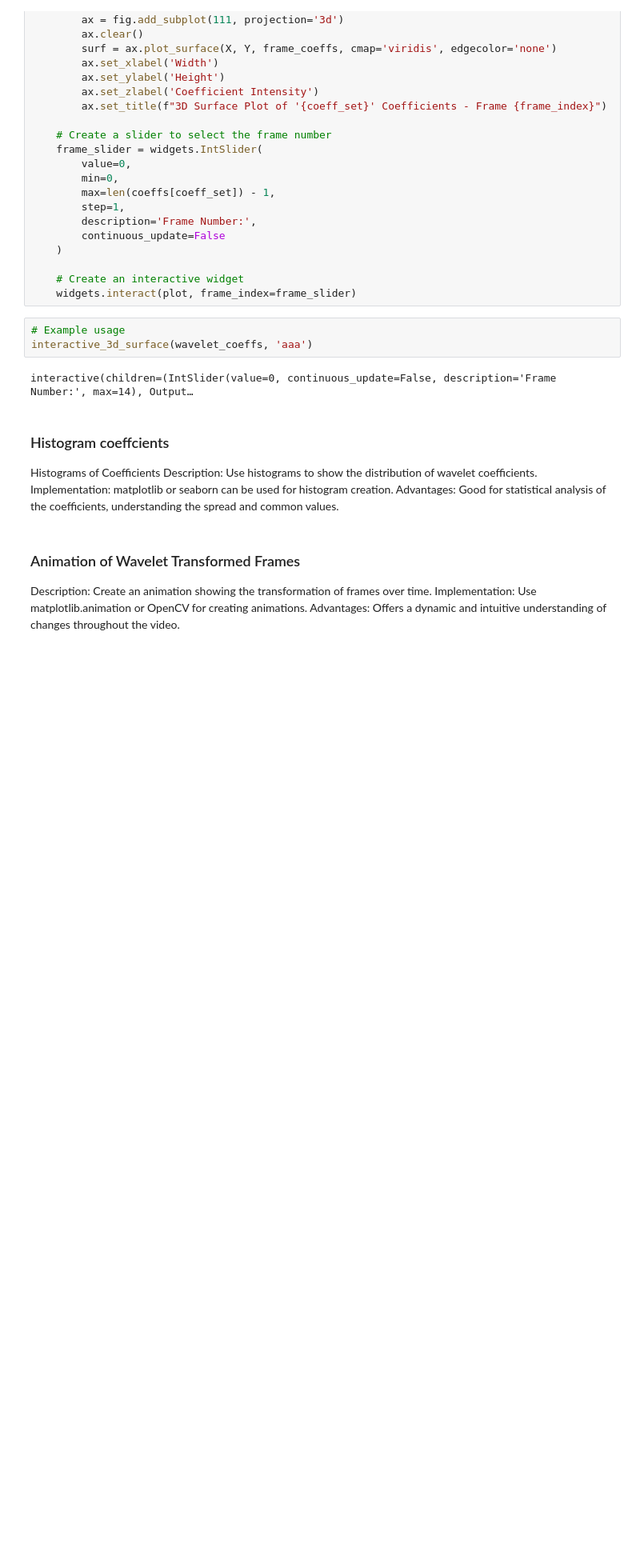
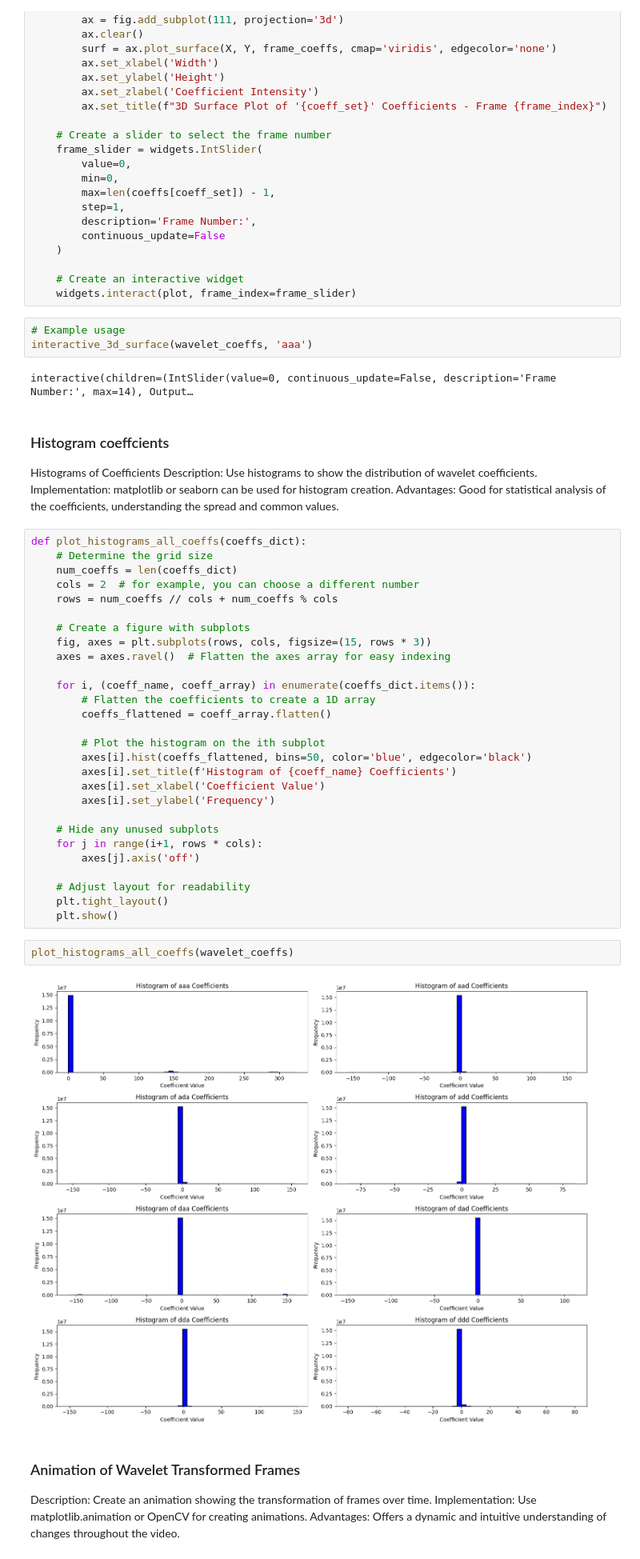
Before and after one commit to erusconiclerici/collectiveNematodes, a Jupyter notebook: Code/Python/wavelet_transform.ipynb, the cells around one changed output. Shown at 80% size. Drawn from its saved outputs; the diff is of its cells as text; blank space fills up the shorter version.

```diff
--- a/Code/Python/wavelet_transform.ipynb
+++ b/Code/Python/wavelet_transform.ipynb
@@ -229,6 +229,38 @@ interactive(children=(IntSlider(value=0, continuous_update=False, description='F
 Description: Use histograms to show the distribution of wavelet coefficients.
 Implementation: matplotlib or seaborn can be used for histogram creation.
 Advantages: Good for statistical analysis of the coefficients, understanding the spread and common values.
+# %%
+def plot_histograms_all_coeffs(coeffs_dict):
+    # Determine the grid size
+    num_coeffs = len(coeffs_dict)
+    cols = 2  # for example, you can choose a different number
+    rows = num_coeffs // cols + num_coeffs % cols
+
+    # Create a figure with subplots
+    fig, axes = plt.subplots(rows, cols, figsize=(15, rows * 3))
+    axes = axes.ravel()  # Flatten the axes array for easy indexing
+
+    for i, (coeff_name, coeff_array) in enumerate(coeffs_dict.items()):
+        # Flatten the coefficients to create a 1D array
+        coeffs_flattened = coeff_array.flatten()
+
+        # Plot the histogram on the ith subplot
+        axes[i].hist(coeffs_flattened, bins=50, color='blue', edgecolor='black')
+        axes[i].set_title(f'Histogram of {coeff_name} Coefficients')
+        axes[i].set_xlabel('Coefficient Value')
+        axes[i].set_ylabel('Frequency')
+
+    # Hide any unused subplots
+    for j in range(i+1, rows * cols):
+        axes[j].axis('off')
+
+    # Adjust layout for readability
+    plt.tight_layout()
+    plt.show()
+# %%
+plot_histograms_all_coeffs(wavelet_coeffs)
+# %% [output]
+[figure, added]
 # %% [markdown]
 ### Animation of Wavelet Transformed Frames ###
 
```
Also changed, not shown: parts of 6 cells of this notebook.
